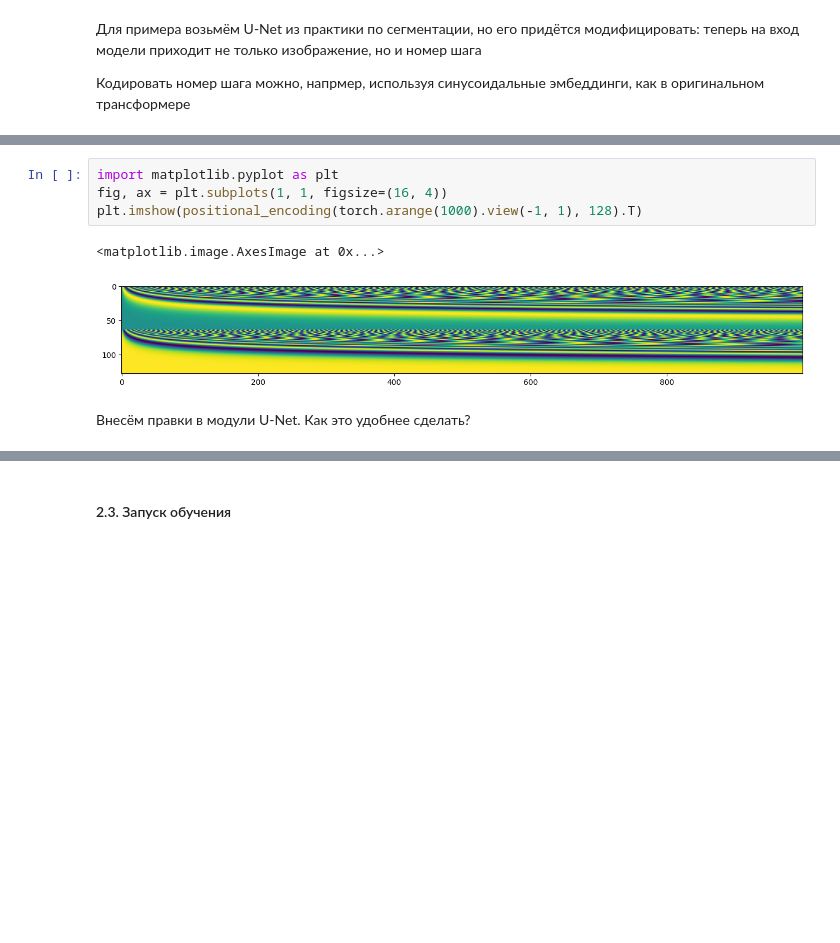
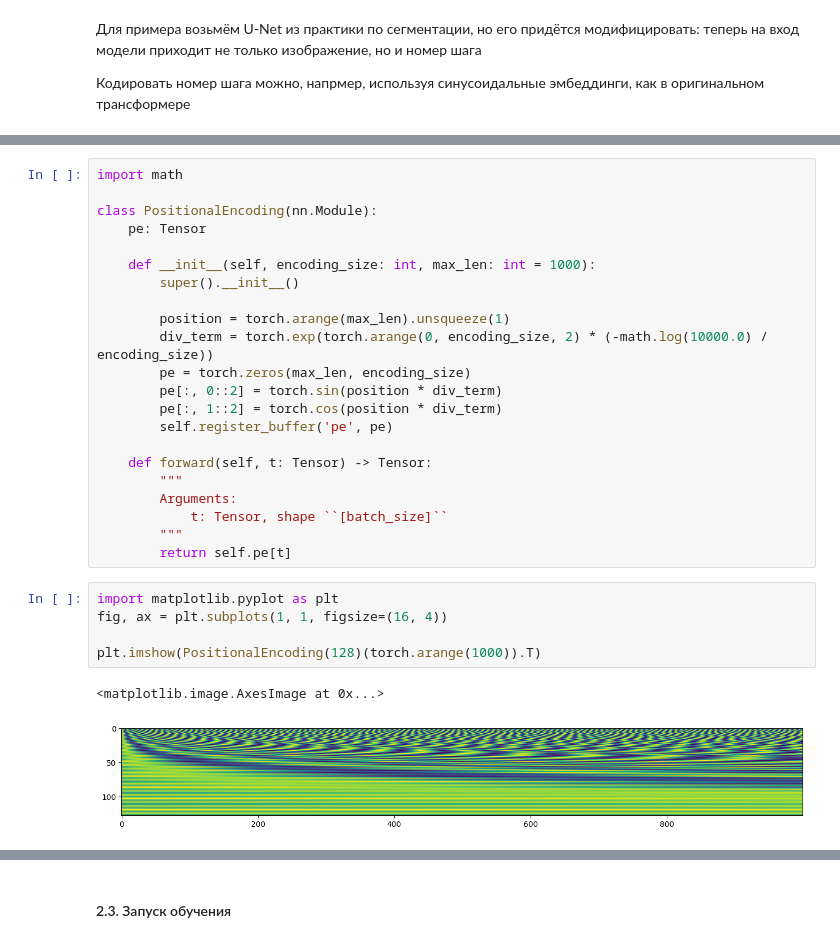
Before and after one commit to norsage/dl-mkn, a Jupyter notebook: workshops/09_vae_ddpm.ipynb, the cells around one changed output, grey strips where cells are left out. Saved outputs shown, nothing was run; the diff lists cells and outputs as text; blank space fills up the shorter version.

Commit message:
9. VAE KL divergence formula fix, training implementation, positional encoding

```diff
--- a/workshops/09_vae_ddpm.ipynb
+++ b/workshops/09_vae_ddpm.ipynb
@@ -392,9 +461,30 @@ def positional_encoding(t: Tensor, channels: int) -> Tensor:
+# %%
+import math
+
+class PositionalEncoding(nn.Module):
+    pe: Tensor
+
+    def __init__(self, encoding_size: int, max_len: int = 1000):
+        super().__init__()
+
+        position = torch.arange(max_len).unsqueeze(1)
+        div_term = torch.exp(torch.arange(0, encoding_size, 2) * (-math.log(10000.0) / encoding_size))
+        pe = torch.zeros(max_len, encoding_size)
+        pe[:, 0::2] = torch.sin(position * div_term)
+        pe[:, 1::2] = torch.cos(position * div_term)
+        self.register_buffer('pe', pe)
+
+    def forward(self, t: Tensor) -> Tensor:
+        """
+        Arguments:
+            t: Tensor, shape ``[batch_size]``
+        """
+        return self.pe[t]
 # %%
 import matplotlib.pyplot as plt
 fig, ax = plt.subplots(1, 1, figsize=(16, 4))
-plt.imshow(positional_encoding(torch.arange(1000).view(-1, 1), 128).T)
+
+plt.imshow(PositionalEncoding(128)(torch.arange(1000)).T)
 # %% [output]
 <matplotlib.image.AxesImage at 0x...>
-[figure, old version]
+[figure, new version]
-# %% [markdown]
-Внесём правки в модули U-Net. Как это удобнее сделать?
```
Also changed, not shown: parts of 17 cells of this notebook.
